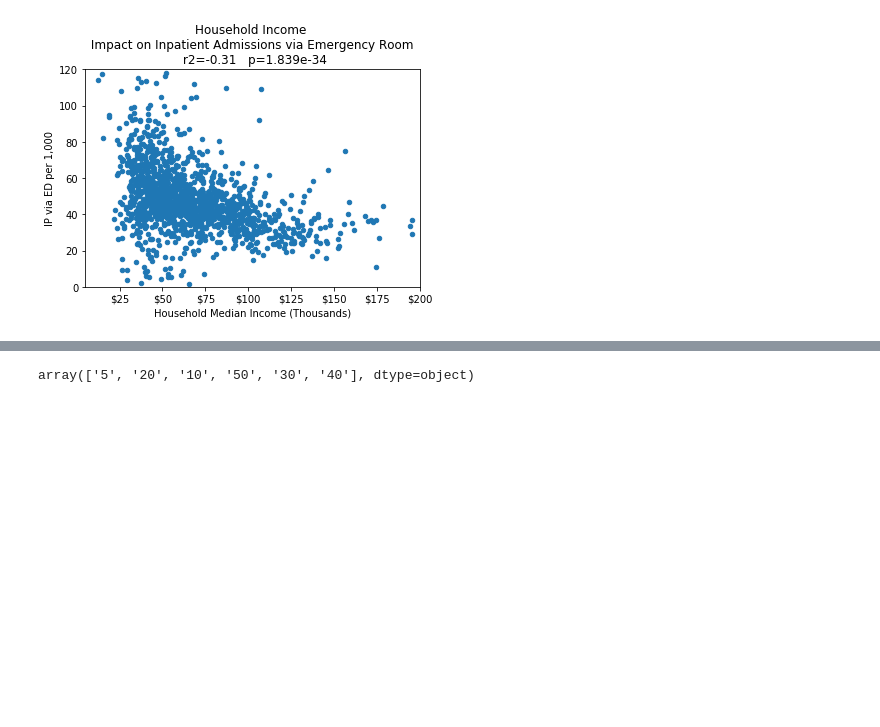
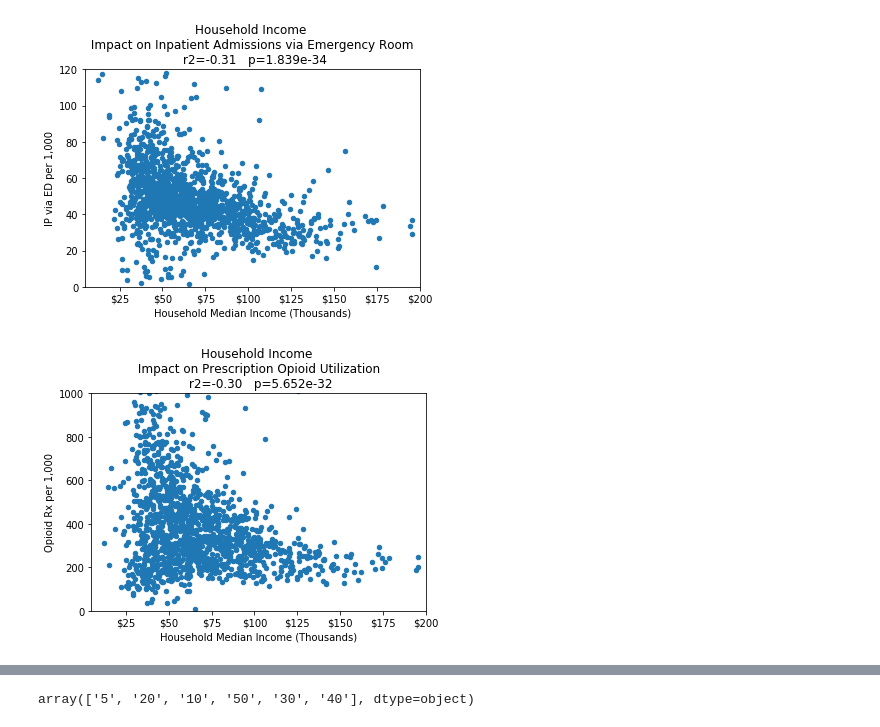
Before and after one commit to velasquezg1/ED_Visits_Cannabis, a Jupyter notebook: Health_Util_Data_Analysis_bf.ipynb, the cells around one changed output, grey strips where cells are left out. Saved outputs shown, nothing was run; the diff lists cells and outputs as text; code cells hidden in the pictures; blank space fills up the shorter version.

Commit message:
updated all including plots, notebooks and ppt

```diff
--- a/Health_Util_Data_Analysis_bf.ipynb
+++ b/Health_Util_Data_Analysis_bf.ipynb
@@ -166,2 +179,15 @@ ax.xaxis.set_major_formatter(mtick.StrMethodFormatter('${x:,.0f}'))
 # %% [output]
 [figure]
+# %%
+# convert Household Median Income to thousands for plot
+combo8_df['Household Median Income (Thousands)'] = combo8_df['Household Median Income']/1000
+
+# Create plot of Median Income and ED utilization
+ax=combo8_df.plot(x='Household Median Income (Thousands)', y='Opioid Rx per 1,000', kind='scatter', xlim=(5,200), ylim=(0,1000),
+               title=f'Household Income \n Impact on Prescription Opioid Utilization \n r2={incop_coeff}   p={incop_pval}')
+ax.xaxis.set_major_formatter(mtick.StrMethodFormatter('${x:,.0f}'))
+
+# Save the Figure
+plt.savefig(f"Median Income and Opioid utilization.png", bbox_inches='tight')
+# %% [output]
+[figure, added]
```
Also changed, not shown: parts of 15 cells of this notebook, 15 other files.
